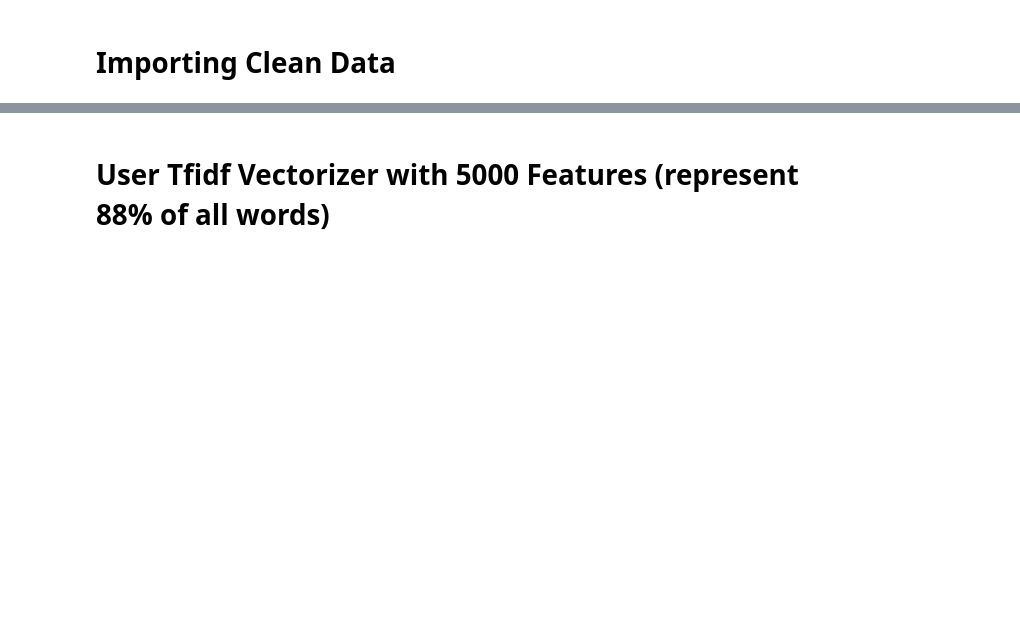
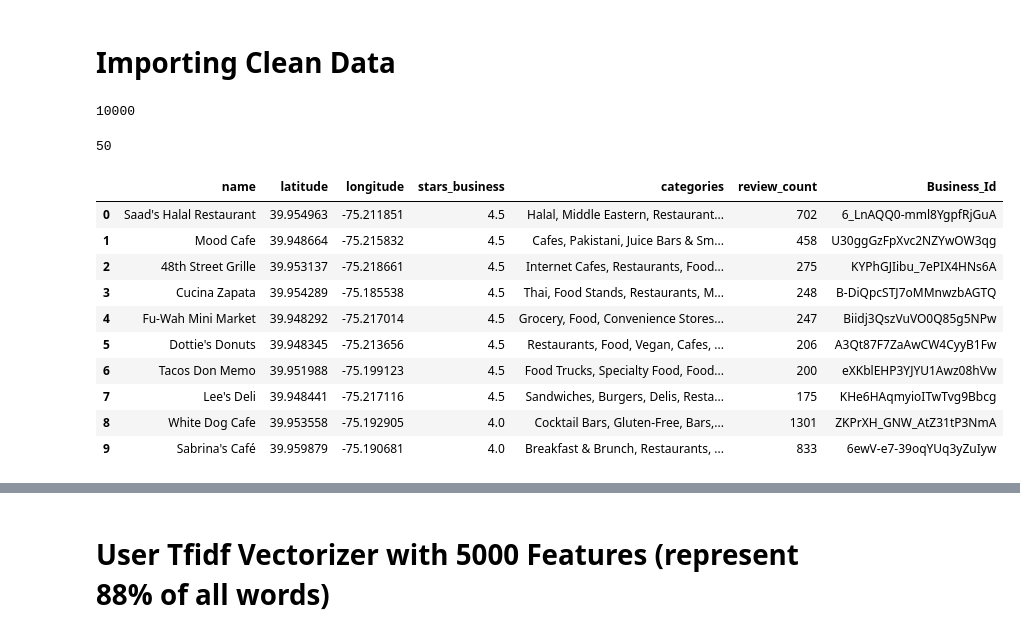
Before and after one commit to MariloyH/Restaurant_recommendation_system, a Jupyter notebook: ML_model/TokenAnalizer.ipynb, the cells around one changed output, grey strips where cells are left out. Cells and saved outputs as stored; diff of their text form; code cells hidden in the pictures; blank space fills up the shorter version.

```diff
--- a/ML_model/TokenAnalizer.ipynb
+++ b/ML_model/TokenAnalizer.ipynb
@@ -13,6 +20,9 @@ warnings.filterwarnings('ignore')
 # %% [markdown]
 # Importing Clean Data
 # %%
-file_path = "Resources/All_Restaurants.csv"
-newrestaurants_df = pd.read_csv(file_path)
-newrestaurants_df["ID"].count()
+file_path = "Resources/Final_philadelphia_reviews.csv"
+
+phillies_df = pd.read_csv(file_path)
+phillies_df["business_id"].count()
+# %% [output]
+10000
@@ -18,0 +32,22 @@ newrestaurants_df["ID"].count()
+# %%
+#restaurants_df = pd.read_csv('Resources/Philadelphia_businesses.csv')
+restaurants_df = pd.read_csv("Resources/Philly_NearRestaurants.csv")
+#Check Null values in restaurantes
+restaurants_df.rename (columns={'ID':'Business_Id'}, inplace=True)
+restaurants_df['Business_Id'].count()
+# %% [output]
+50
+# %%
+restaurants_df.head(10)
+# %% [output]
+|  | name | latitude | longitude | stars_business | categories | review_count | Business_Id |
+| 0 | Saad's Halal Restaurant | 39.954963 | -75.211851 | 4.5 | Halal, Middle Eastern, Restaurant... | 702 | 6_LnAQQ0-mml8YgpfRjGuA |
+| 1 | Mood Cafe | 39.948664 | -75.215832 | 4.5 | Cafes, Pakistani, Juice Bars & Sm... | 458 | U30ggGzFpXvc2NZYwOW3qg |
+| 2 | 48th Street Grille | 39.953137 | -75.218661 | 4.5 | Internet Cafes, Restaurants, Food... | 275 | KYPhGJIibu_7ePIX4HNs6A |
+| 3 | Cucina Zapata | 39.954289 | -75.185538 | 4.5 | Thai, Food Stands, Restaurants, M... | 248 | B-DiQpcSTJ7oMMnwzbAGTQ |
+| 4 | Fu-Wah Mini Market | 39.948292 | -75.217014 | 4.5 | Grocery, Food, Convenience Stores... | 247 | Biidj3QszVuVO0Q85g5NPw |
+| 5 | Dottie's Donuts | 39.948345 | -75.213656 | 4.5 | Restaurants, Food, Vegan, Cafes, ... | 206 | A3Qt87F7ZaAwCW4CyyB1Fw |
+| 6 | Tacos Don Memo | 39.951988 | -75.199123 | 4.5 | Food Trucks, Specialty Food, Food... | 200 | eXKblEHP3YJYU1Awz08hVw |
+| 7 | Lee's Deli | 39.948441 | -75.217116 | 4.5 | Sandwiches, Burgers, Delis, Resta... | 175 | KHe6HAqmyioITwTvg9Bbcg |
+| 8 | White Dog Cafe | 39.953558 | -75.192905 | 4.0 | Cocktail Bars, Gluten-Free, Bars,... | 1301 | ZKPrXH_GNW_AtZ31tP3NmA |
+| 9 | Sabrina's Café | 39.959879 | -75.190681 | 4.0 | Breakfast & Brunch, Restaurants, ... | 833 | 6ewV-e7-39oqYUq3yZuIyw |
```
Also changed, not shown: parts of 37 cells of this notebook.
